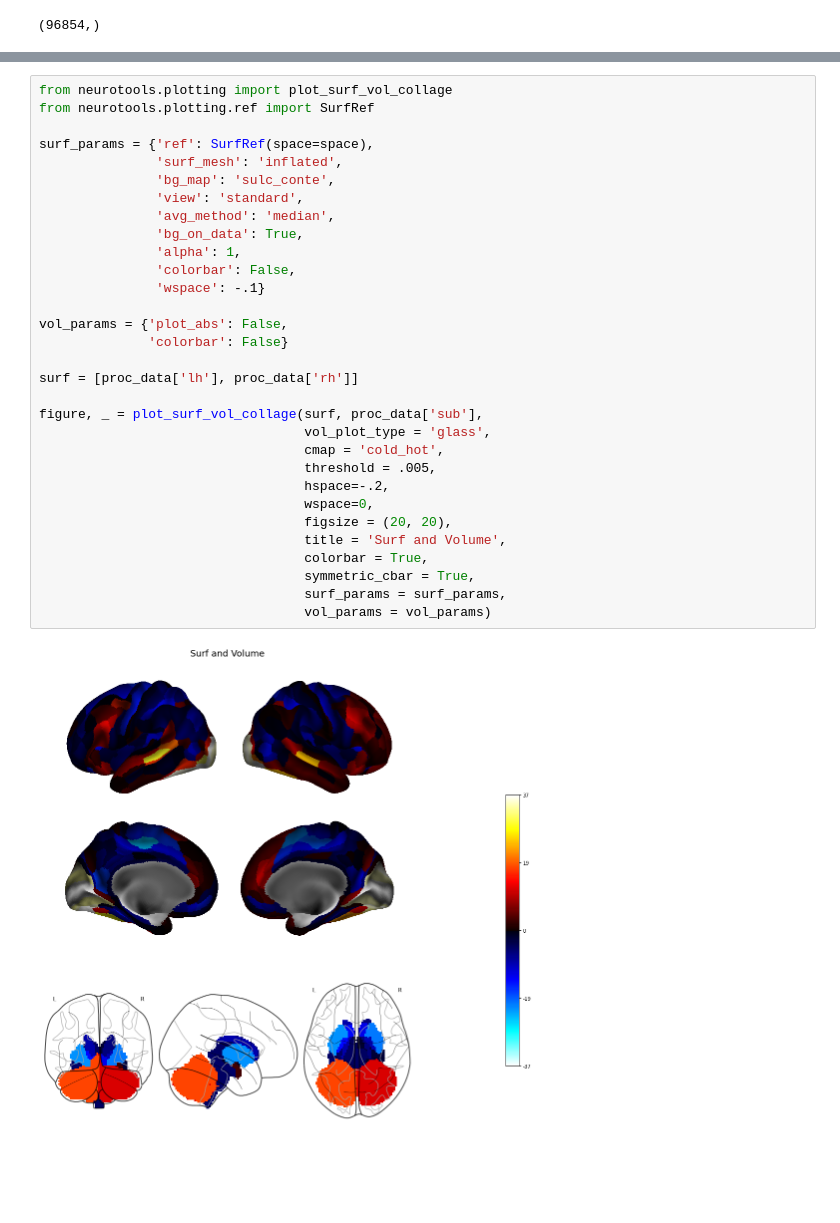
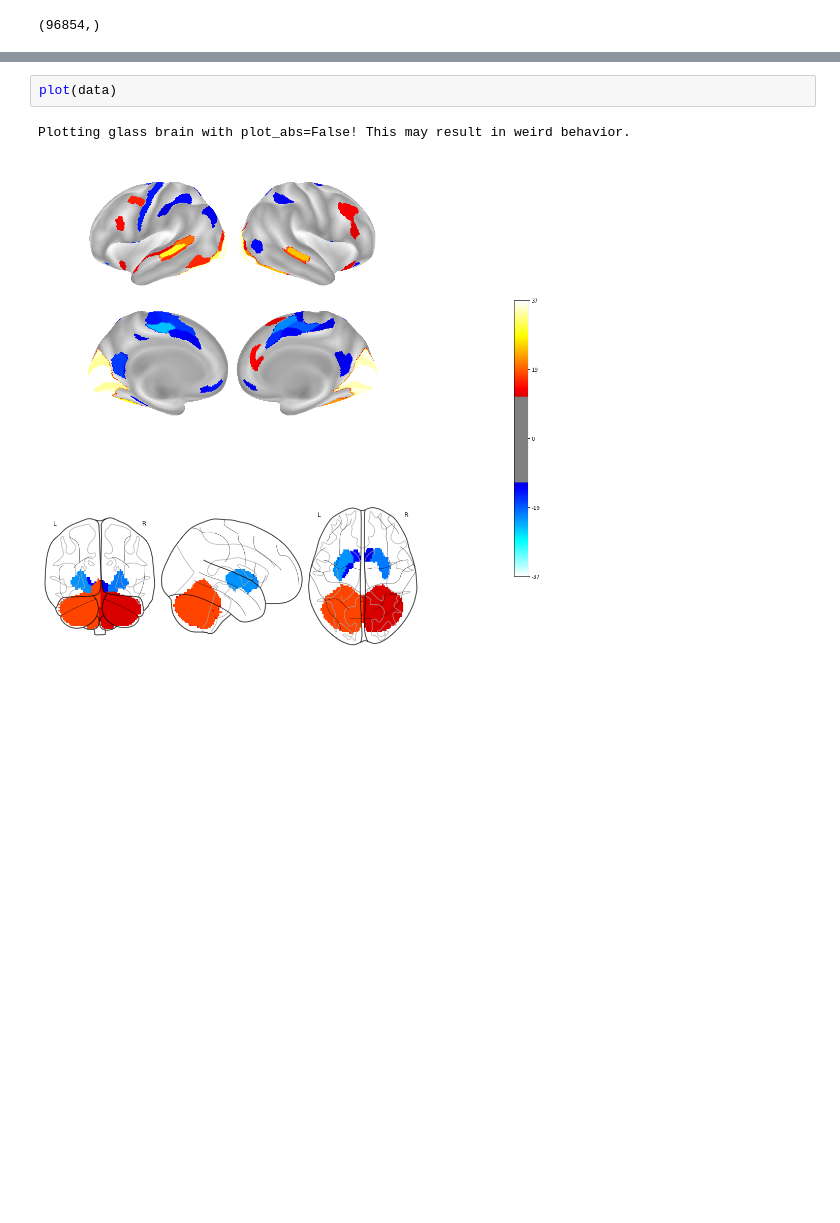
Before and after one commit to sahahn/neurotools, a Jupyter notebook: examples/plot_cifti_from_rois/plot_cifti_from_rois.ipynb, the cells around one changed output, grey strips where cells are left out. Saved outputs shown, nothing was run; the diff lists cells and outputs as text; blank space fills up the shorter version.

```diff
--- a/examples/plot_cifti_from_rois/plot_cifti_from_rois.ipynb
+++ b/examples/plot_cifti_from_rois/plot_cifti_from_rois.ipynb
@@ -40,33 +32,5 @@ proc_data, space
-# %%
-from neurotools.plotting import plot_surf_vol_collage
-from neurotools.plotting.ref import SurfRef
-
-surf_params = {'ref': SurfRef(space=space),
-               'surf_mesh': 'inflated',
-               'bg_map': 'sulc_conte',
-               'view': 'standard',
-               'avg_method': 'median',
-               'bg_on_data': True,
-               'alpha': 1,
-               'colorbar': False,
-               'wspace': -.1}
-
-vol_params = {'plot_abs': False,
-              'colorbar': False}
-
-surf = [proc_data['lh'], proc_data['rh']]
-
-figure, _ = plot_surf_vol_collage(surf, proc_data['sub'],
-                                  vol_plot_type = 'glass',
-                                  cmap = 'cold_hot',
-                                  threshold = .005,
-                                  hspace=-.2,
-                                  wspace=0,
-                                  figsize = (20, 20),
-                                  title = 'Surf and Volume',
-                                  colorbar = True,
-                                  symmetric_cbar = True,
-                                  surf_params = surf_params,
-                                  vol_params = vol_params)
-# %% [output]
-[figure, removed]
+# %%
+plot(data)
+# %% [output]
+Plotting glass brain with plot_abs=False! This may result in weird behavior.
+[figure, added]
```
Also changed, not shown: parts of 2 cells of this notebook, 4 other files.
